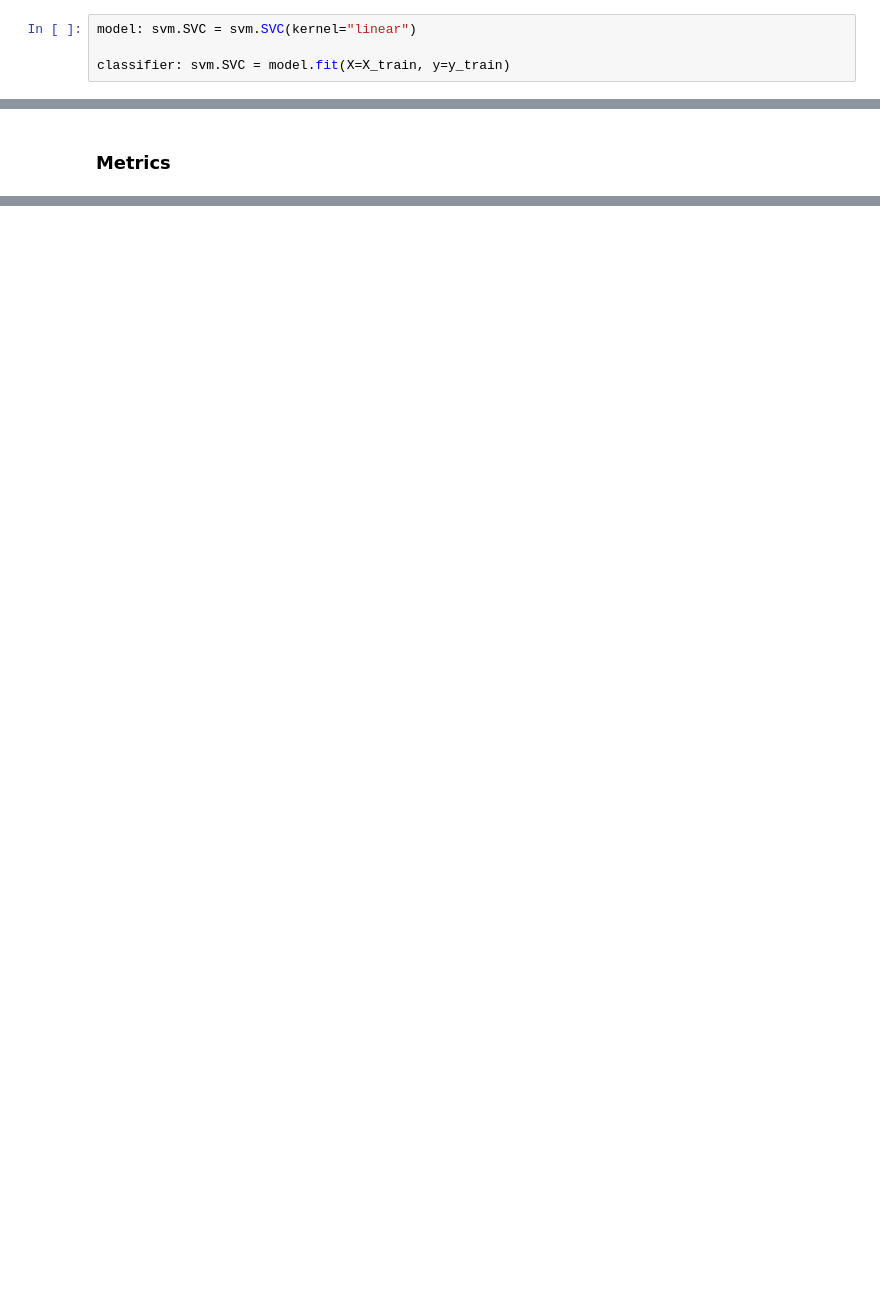
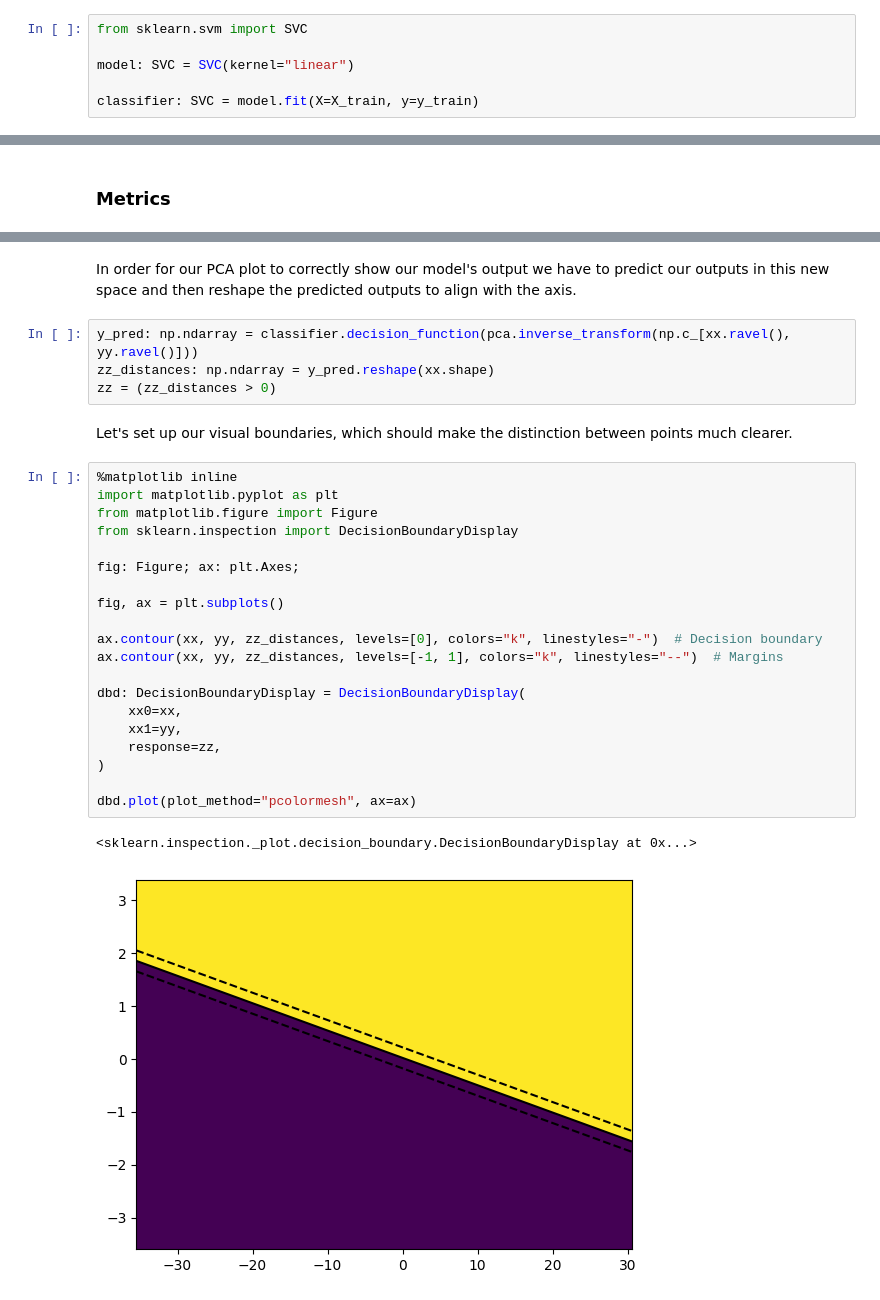
Before and after one commit to jkama4/project_ml, a Jupyter notebook: models/linear_svm.ipynb, the cells around one changed output, grey strips where cells are left out. Saved outputs shown, nothing was run; the diff lists cells and outputs as text; blank space fills up the shorter version.

```diff
--- a/models/linear_svm.ipynb
+++ b/models/linear_svm.ipynb
@@ -34,6 +30,8 @@ X_train: np.ndarray; X_test: np.ndarray; X_val: np.ndarray; y_train: np.ndarray;
 
 X_train, X_test, X_val, y_train, y_test, y_val = kUtils.get_split_data()
 # %%
-model: svm.SVC = svm.SVC(kernel="linear")
+from sklearn.svm import SVC
 
-classifier: svm.SVC = model.fit(X=X_train, y=y_train)
+model: SVC = SVC(kernel="linear")
+
+classifier: SVC = model.fit(X=X_train, y=y_train)
@@ -151,0 +106,31 @@ Confusion matrix:
+# %% [markdown]
+In order for our PCA plot to correctly show our model's output we have to predict our outputs in this new space and then reshape the predicted outputs to align with the axis.
+# %%
+y_pred: np.ndarray = classifier.decision_function(pca.inverse_transform(np.c_[xx.ravel(), yy.ravel()]))
+zz_distances: np.ndarray = y_pred.reshape(xx.shape)
+zz = (zz_distances > 0)
+# %% [markdown]
+Let's set up our visual boundaries, which should make the distinction between points much clearer.
+# %%
+%matplotlib inline
+import matplotlib.pyplot as plt
+from matplotlib.figure import Figure
+from sklearn.inspection import DecisionBoundaryDisplay
+
+fig: Figure; ax: plt.Axes;
+
+fig, ax = plt.subplots()
+
+ax.contour(xx, yy, zz_distances, levels=[0], colors="k", linestyles="-")  # Decision boundary
+ax.contour(xx, yy, zz_distances, levels=[-1, 1], colors="k", linestyles="--")  # Margins
+
+dbd: DecisionBoundaryDisplay = DecisionBoundaryDisplay(
+    xx0=xx,
+    xx1=yy,
+    response=zz,
+)
+
+dbd.plot(plot_method="pcolormesh", ax=ax)
+# %% [output]
+<sklearn.inspection._plot.decision_boundary.DecisionBoundaryDisplay at 0x...>
+[figure, added]
```
Also changed, not shown: parts of 15 cells of this notebook.
